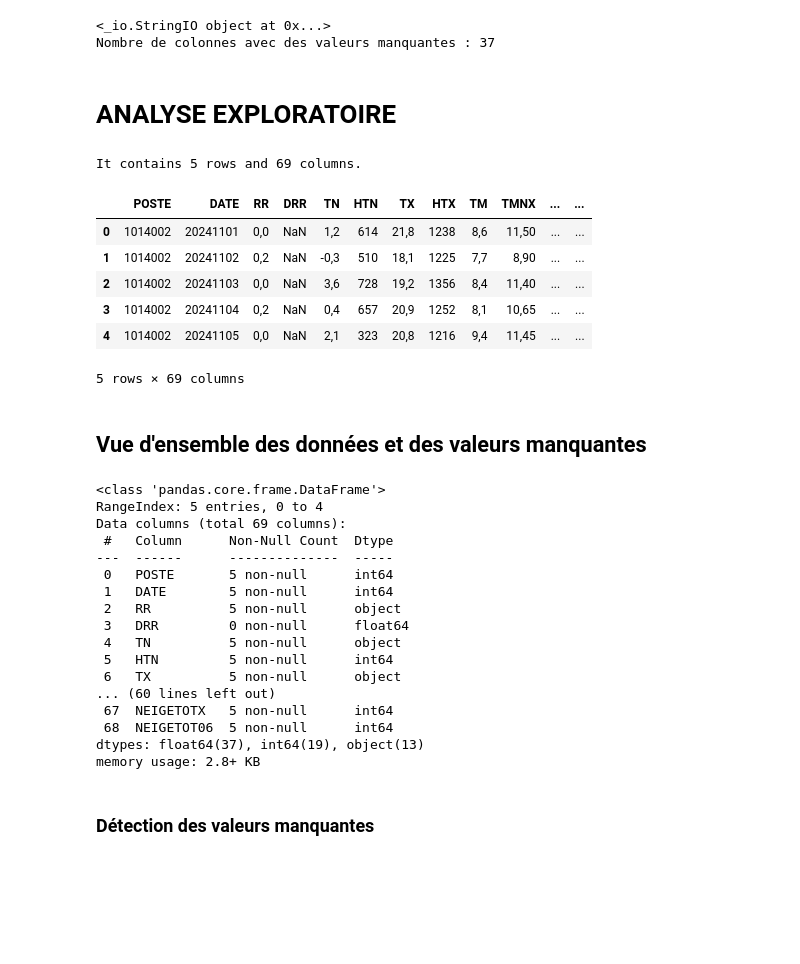
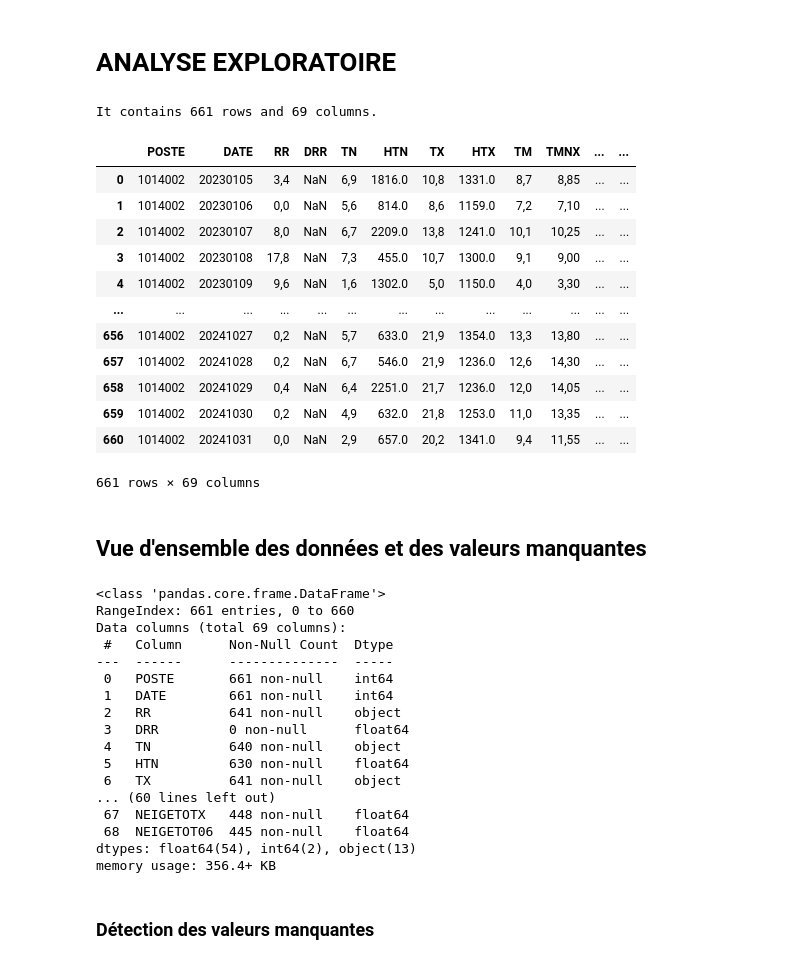
Before and after one commit to laureineCompaore/ProjetPython, a Jupyter notebook: analyse_exploratoire_et_stat_desc.ipynb, the cells around one changed output. Saved outputs shown, nothing was run; the diff lists cells and outputs as text; code cells hidden in the pictures; blank space fills up the shorter version.

```diff
--- a/analyse_exploratoire_et_stat_desc.ipynb
+++ b/analyse_exploratoire_et_stat_desc.ipynb
@@ -161,45 +21,27 @@ m
-# %%
-def gener_idcommande(datedebut,datefin):
-
-   client=Client()
-   response1 = client.request('GET', 'https://public-api.meteofrance.fr/public/DPClim/v1/commande-station/quotidienne?id-station=01014002&date-deb-periode={}T14%3A30%3A00Z&date-fin-periode={}T14%3A30%3A00Z'.format(datedebut,datefin), verify=False)
-   response1=response1.json()
-   #print(response1)
-   return int((response1.get('elaboreProduitAvecDemandeResponse')).get('return'))
-
-
-
-
-gener_idcommande("2024-11-01","2024-11-05")
-
-client=Client()
-datameteo=client.request('GET',"https://public-api.meteofrance.fr/public/DPClim/v1/commande/fichier?id-cmde={}".format(gener_idcommande("2024-11-01","2024-11-05")),verify=False)
-
-
-data = StringIO(datameteo.text)
-print(data)
-df = pd.read_csv(data,sep=';')
-missing_columns = df.isnull().sum() > 0
-num_missing_columns = missing_columns.sum()
-
-print(f"Nombre de colonnes avec des valeurs manquantes : {num_missing_columns}")
-# %% [output]
-<_io.StringIO object at 0x...>
-Nombre de colonnes avec des valeurs manquantes : 37
 # %% [markdown]
 # ANALYSE EXPLORATOIRE
 # %%
+#lire la base de données créer
+df = pd.read_csv('data.csv')
+
 print('It contains {} rows and {} columns.'.format(df.shape[0], df.shape[1]))
 df.head()
+df
 # %% [output]
-It contains 5 rows and 69 columns.
+It contains 661 rows and 69 columns.
 |  | POSTE | DATE | RR | DRR | TN | HTN | TX | HTX | TM | TMNX | ... | ... |
-| 0 | 1014002 | 20241101 | 0,0 | NaN | 1,2 | 614 | 21,8 | 1238 | 8,6 | 11,50 | ... | ... |
-| 1 | 1014002 | 20241102 | 0,2 | NaN | -0,3 | 510 | 18,1 | 1225 | 7,7 | 8,90 | ... | ... |
-| 2 | 1014002 | 20241103 | 0,0 | NaN | 3,6 | 728 | 19,2 | 1356 | 8,4 | 11,40 | ... | ... |
-| 3 | 1014002 | 20241104 | 0,2 | NaN | 0,4 | 657 | 20,9 | 1252 | 8,1 | 10,65 | ... | ... |
-| 4 | 1014002 | 20241105 | 0,0 | NaN | 2,1 | 323 | 20,8 | 1216 | 9,4 | 11,45 | ... | ... |
+| 0 | 1014002 | 20230105 | 3,4 | NaN | 6,9 | 1816.0 | 10,8 | 1331.0 | 8,7 | 8,85 | ... | ... |
+| 1 | 1014002 | 20230106 | 0,0 | NaN | 5,6 | 814.0 | 8,6 | 1159.0 | 7,2 | 7,10 | ... | ... |
+| 2 | 1014002 | 20230107 | 8,0 | NaN | 6,7 | 2209.0 | 13,8 | 1241.0 | 10,1 | 10,25 | ... | ... |
+| 3 | 1014002 | 20230108 | 17,8 | NaN | 7,3 | 455.0 | 10,7 | 1300.0 | 9,1 | 9,00 | ... | ... |
+| 4 | 1014002 | 20230109 | 9,6 | NaN | 1,6 | 1302.0 | 5,0 | 1150.0 | 4,0 | 3,30 | ... | ... |
+| ... | ... | ... | ... | ... | ... | ... | ... | ... | ... | ... | ... | ... |
+| 656 | 1014002 | 20241027 | 0,2 | NaN | 5,7 | 633.0 | 21,9 | 1354.0 | 13,3 | 13,80 | ... | ... |
+| 657 | 1014002 | 20241028 | 0,2 | NaN | 6,7 | 546.0 | 21,9 | 1236.0 | 12,6 | 14,30 | ... | ... |
+| 658 | 1014002 | 20241029 | 0,4 | NaN | 6,4 | 2251.0 | 21,7 | 1236.0 | 12,0 | 14,05 | ... | ... |
+| 659 | 1014002 | 20241030 | 0,2 | NaN | 4,9 | 632.0 | 21,8 | 1253.0 | 11,0 | 13,35 | ... | ... |
+| 660 | 1014002 | 20241031 | 0,0 | NaN | 2,9 | 657.0 | 20,2 | 1341.0 | 9,4 | 11,55 | ... | ... |
-5 rows × 69 columns
+661 rows × 69 columns
 # %%
 #Suppression des doublons
 df = df.drop_duplicates()
@@ -209,22 +51,22 @@ df = df.drop_duplicates()
 df.info()
 # %% [output]
 <class 'pandas.core.frame.DataFrame'>
-RangeIndex: 5 entries, 0 to 4
+RangeIndex: 661 entries, 0 to 660
 Data columns (total 69 columns):
  #   Column      Non-Null Count  Dtype
 ---  ------      --------------  -----
- 0   POSTE       5 non-null      int64
- 1   DATE        5 non-null      int64
- 2   RR          5 non-null      object
+ 0   POSTE       661 non-null    int64
+ 1   DATE        661 non-null    int64
+ 2   RR          641 non-null    object
  3   DRR         0 non-null      float64
- 4   TN          5 non-null      object
- 5   HTN         5 non-null      int64
- 6   TX          5 non-null      object
+ 4   TN          640 non-null    object
+ 5   HTN         630 non-null    float64
+ 6   TX          641 non-null    object
 ... (60 lines left out)
- 67  NEIGETOTX   5 non-null      int64
- 68  NEIGETOT06  5 non-null      int64
-dtypes: float64(37), int64(19), object(13)
-memory usage: 2.8+ KB
+ 67  NEIGETOTX   448 non-null    float64
+ 68  NEIGETOT06  445 non-null    float64
+dtypes: float64(54), int64(2), object(13)
+memory usage: 356.4+ KB
 # %% [markdown]
 ### Détection des valeurs manquantes
 # %%
```
Also changed, not shown: parts of 8 cells of this notebook, 3 other files.
